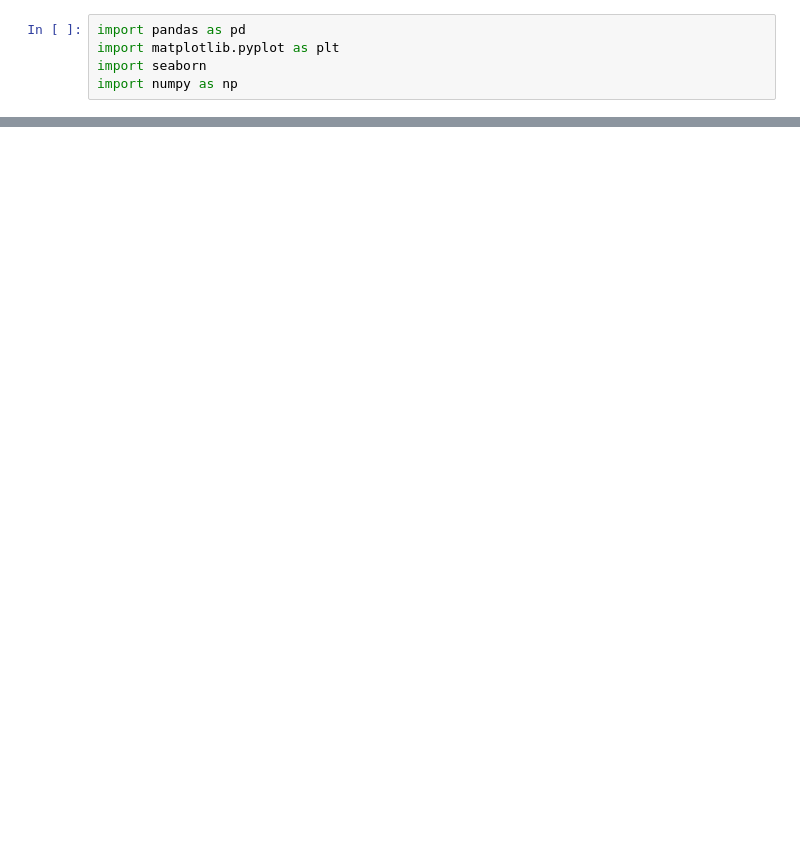
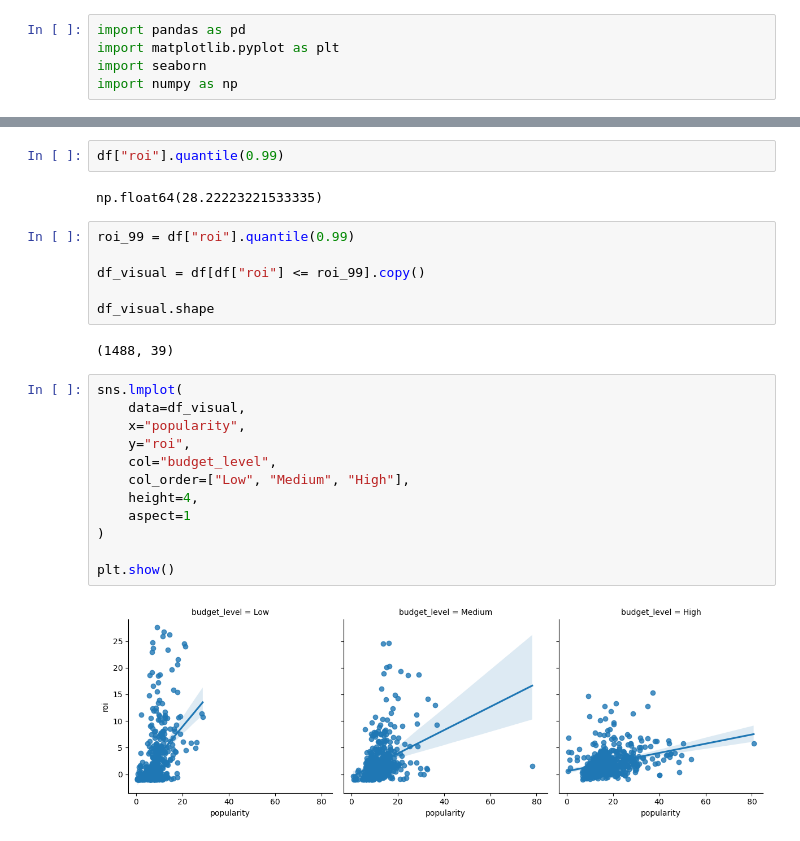
Before and after one commit to npchowdr/group2_movies, a Jupyter notebook: main.ipynb, the cells around one changed output, grey strips where cells are left out. Cells and saved outputs as stored; diff of their text form; blank space fills up the shorter version.

```diff
--- a/main.ipynb
+++ b/main.ipynb
@@ -183,0 +98,26 @@ seaborn.heatmap(a.corr())
+# %%
+df["roi"].quantile(0.99)
+# %% [output]
+np.float64(28.22223221533335)
+# %%
+roi_99 = df["roi"].quantile(0.99)
+
+df_visual = df[df["roi"] <= roi_99].copy()
+
+df_visual.shape
+# %% [output]
+(1488, 39)
+# %%
+sns.lmplot(
+    data=df_visual,
+    x="popularity",
+    y="roi",
+    col="budget_level",
+    col_order=["Low", "Medium", "High"],
+    height=4,
+    aspect=1
+)
+
+plt.show()
+# %% [output]
+[figure, added]
```
Also changed, not shown: parts of 38 cells of this notebook.
